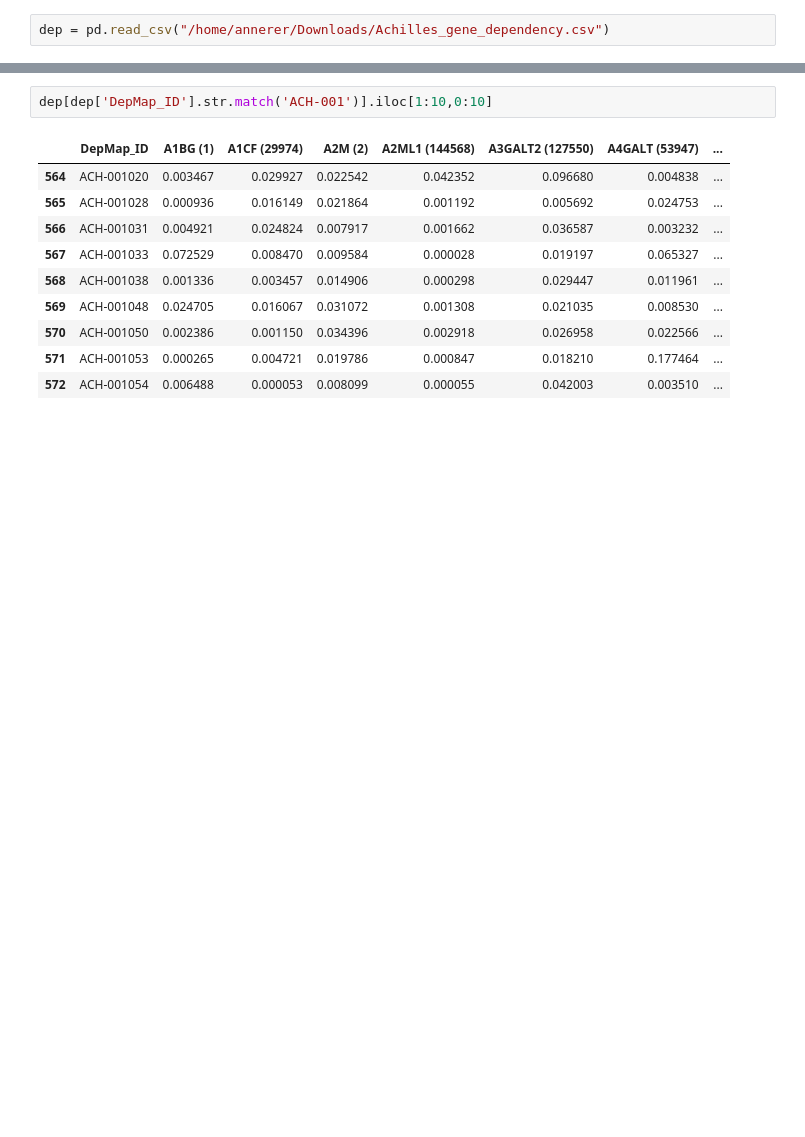
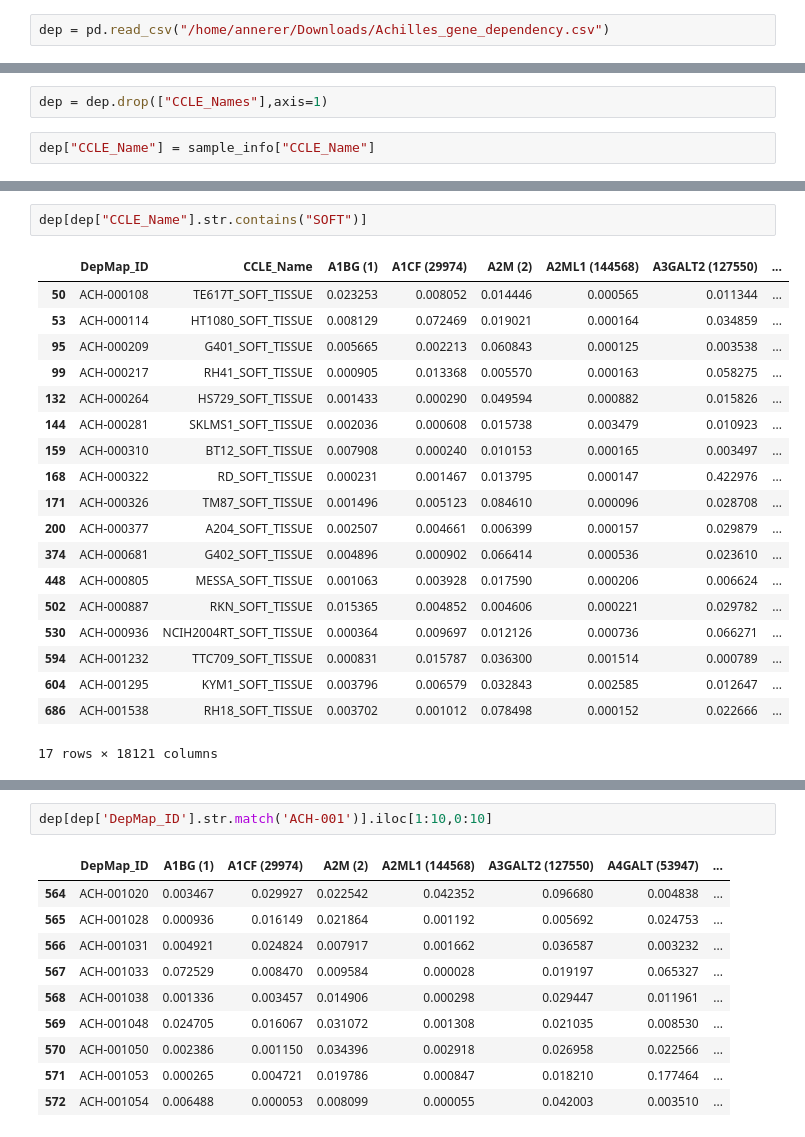
Before and after one commit to lannwal/projectlab, a Jupyter notebook: playing_with_depmap_data.ipynb, the cells around one changed output, grey strips where cells are left out. Cells and saved outputs as stored; diff of their text form; blank space fills up the shorter version.

```diff
--- a/playing_with_depmap_data.ipynb
+++ b/playing_with_depmap_data.ipynb
@@ -5,0 +21,4 @@ dep = pd.read_csv("/home/annerer/Downloads/Achilles_gene_dependency.csv")
+# %%
+dep = dep.drop(["CCLE_Names"],axis=1)
+# %%
+dep["CCLE_Name"] = sample_info["CCLE_Name"]
@@ -5,0 +35,22 @@ dep = pd.read_csv("/home/annerer/Downloads/Achilles_gene_dependency.csv")
+# %%
+dep[dep["CCLE_Name"].str.contains("SOFT")]
+# %% [output]
+|  | DepMap_ID | CCLE_Name | A1BG (1) | A1CF (29974) | A2M (2) | A2ML1 (144568) | A3GALT2 (127550) | ... |
+| 50 | ACH-000108 | TE617T_SOFT_TISSUE | 0.023253 | 0.008052 | 0.014446 | 0.000565 | 0.011344 | ... |
+| 53 | ACH-000114 | HT1080_SOFT_TISSUE | 0.008129 | 0.072469 | 0.019021 | 0.000164 | 0.034859 | ... |
+| 95 | ACH-000209 | G401_SOFT_TISSUE | 0.005665 | 0.002213 | 0.060843 | 0.000125 | 0.003538 | ... |
+| 99 | ACH-000217 | RH41_SOFT_TISSUE | 0.000905 | 0.013368 | 0.005570 | 0.000163 | 0.058275 | ... |
+| 132 | ACH-000264 | HS729_SOFT_TISSUE | 0.001433 | 0.000290 | 0.049594 | 0.000882 | 0.015826 | ... |
+| 144 | ACH-000281 | SKLMS1_SOFT_TISSUE | 0.002036 | 0.000608 | 0.015738 | 0.003479 | 0.010923 | ... |
+| 159 | ACH-000310 | BT12_SOFT_TISSUE | 0.007908 | 0.000240 | 0.010153 | 0.000165 | 0.003497 | ... |
+| 168 | ACH-000322 | RD_SOFT_TISSUE | 0.000231 | 0.001467 | 0.013795 | 0.000147 | 0.422976 | ... |
+| 171 | ACH-000326 | TM87_SOFT_TISSUE | 0.001496 | 0.005123 | 0.084610 | 0.000096 | 0.028708 | ... |
+| 200 | ACH-000377 | A204_SOFT_TISSUE | 0.002507 | 0.004661 | 0.006399 | 0.000157 | 0.029879 | ... |
+| 374 | ACH-000681 | G402_SOFT_TISSUE | 0.004896 | 0.000902 | 0.066414 | 0.000536 | 0.023610 | ... |
+| 448 | ACH-000805 | MESSA_SOFT_TISSUE | 0.001063 | 0.003928 | 0.017590 | 0.000206 | 0.006624 | ... |
+| 502 | ACH-000887 | RKN_SOFT_TISSUE | 0.015365 | 0.004852 | 0.004606 | 0.000221 | 0.029782 | ... |
+| 530 | ACH-000936 | NCIH2004RT_SOFT_TISSUE | 0.000364 | 0.009697 | 0.012126 | 0.000736 | 0.066271 | ... |
+| 594 | ACH-001232 | TTC709_SOFT_TISSUE | 0.000831 | 0.015787 | 0.036300 | 0.001514 | 0.000789 | ... |
+| 604 | ACH-001295 | KYM1_SOFT_TISSUE | 0.003796 | 0.006579 | 0.032843 | 0.002585 | 0.012647 | ... |
+| 686 | ACH-001538 | RH18_SOFT_TISSUE | 0.003702 | 0.001012 | 0.078498 | 0.000152 | 0.022666 | ... |
+17 rows × 18121 columns
```
Also changed, not shown: parts of 17 cells of this notebook, 1 other file.
